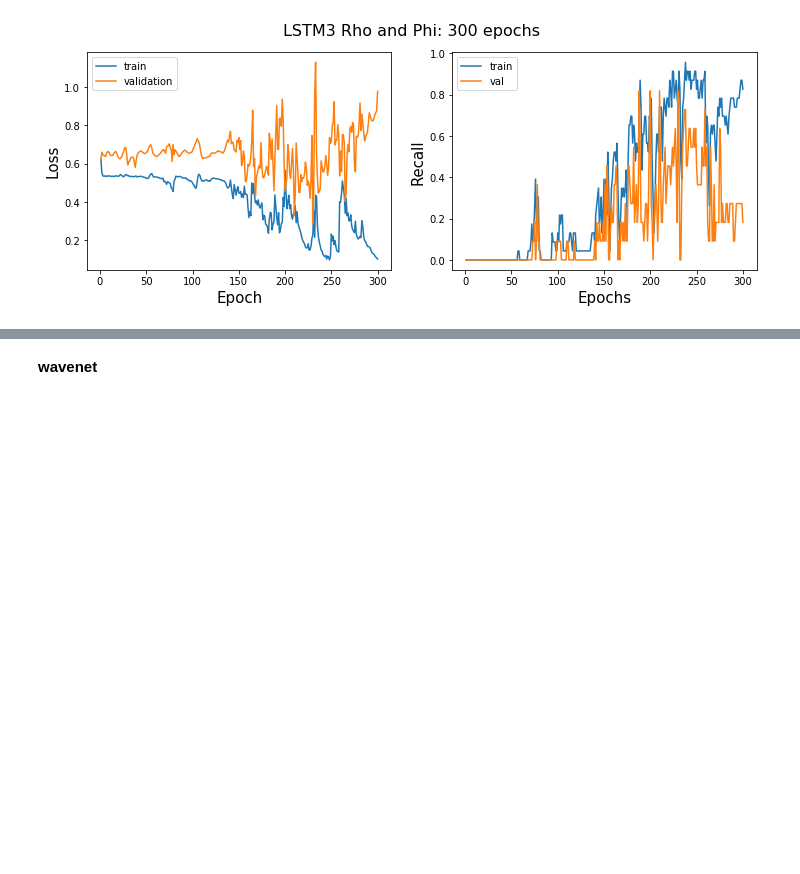
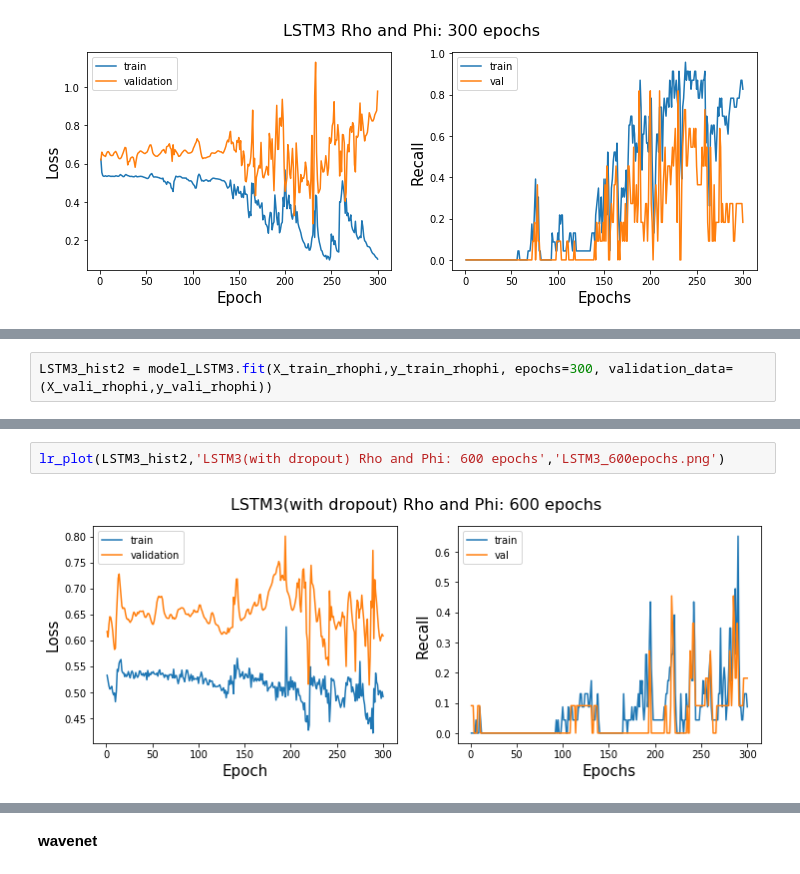
Before and after one commit to Iguanacolossus/Capstone3-TBA, a Jupyter notebook: notebooks/HAR-classification.ipynb, the cells around one changed output, grey strips where cells are left out. Cells and saved outputs as stored; diff of their text form; blank space fills up the shorter version.

```diff
--- a/notebooks/HAR-classification.ipynb
+++ b/notebooks/HAR-classification.ipynb
@@ -723,0 +704,2 @@ maybe trasin this longer
+# %%
+LSTM3_hist2 = model_LSTM3.fit(X_train_rhophi,y_train_rhophi, epochs=300, validation_data=(X_vali_rhophi,y_vali_rhophi))
@@ -723,0 +724,4 @@ maybe trasin this longer
+# %%
+lr_plot(LSTM3_hist2,'LSTM3(with dropout) Rho and Phi: 600 epochs','LSTM3_600epochs.png')
+# %% [output]
+[figure, added]
```
Also changed, not shown: parts of 45 cells of this notebook, 2 other files.
